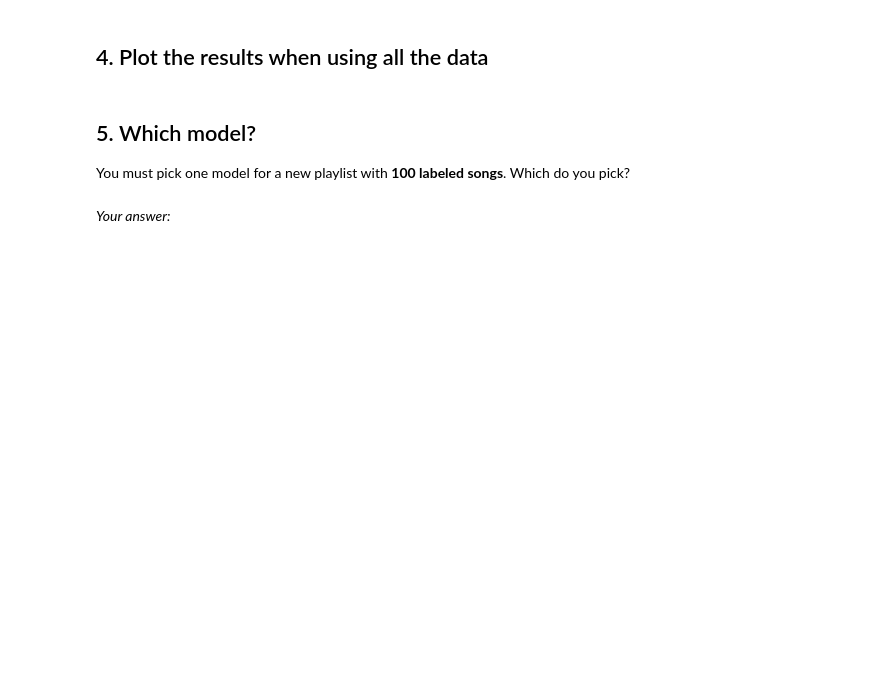
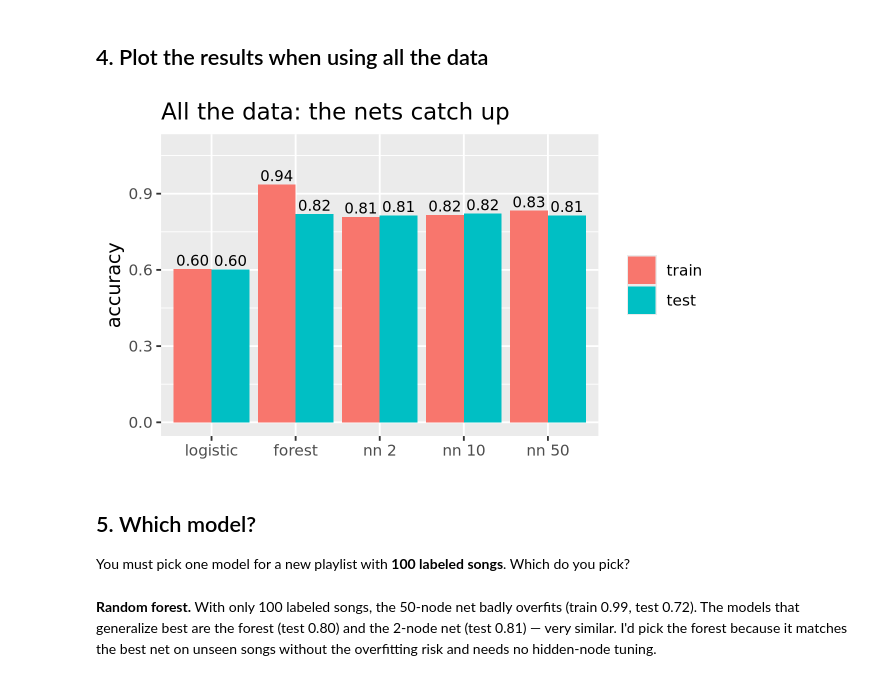
Before and after one commit to eegoettsch/codespace_9.30_512, a Jupyter notebook: exercises/16-nn-exercise.ipynb, the cells around one changed output. Cells and saved outputs as stored; diff of their text form; code cells hidden in the pictures; blank space fills up the shorter version.

```diff
--- a/exercises/16-nn-exercise.ipynb
+++ b/exercises/16-nn-exercise.ipynb
@@ -108,3 +150,7 @@ Pick a visualization for the output and make the chart below. Write the code by
 ## 3. More data
 
 Run `compare_models()` again, with all of `train` (about 5,500 songs).
+# %%
+results_all = compare_models(train)
+
+results_all
@@ -116,10 +169,24 @@ Run `compare_models()` again, with all of `train` (about 5,500 songs).
 # %% [markdown]
 ## 4. Plot the results when using all the data
 # %%
-# Chart code goes here
+results_all |>
+    mutate(model = factor(model, levels = c('logistic', 'forest', 'nn 2', 'nn 10', 'nn 50'))) |>
+    pivot_longer(c(train_accuracy, test_accuracy),
+                 names_to = 'data', values_to = 'accuracy') |>
+    mutate(data = factor(data, levels = c('train_accuracy', 'test_accuracy'),
+                         labels = c('train', 'test'))) |>
+    ggplot(aes(x = model, y = accuracy, fill = data)) +
+    geom_col(position = 'dodge') +
+    geom_text(aes(label = sprintf('%.2f', accuracy)),
+              position = position_dodge(width = 0.9), vjust = -0.3, size = 3) +
+    coord_cartesian(ylim = c(0, 1.08)) +
+    labs(x = NULL, y = 'accuracy', fill = NULL,
+         title = 'All the data: the nets catch up')
+# %% [output]
+[figure, added]
 # %% [markdown]
 ## 5. Which model?
 
 You must pick one model for a new playlist with **100 labeled songs**. Which do you pick?
 # %% [markdown]
-*Your answer:*
+**Random forest.** With only 100 labeled songs, the 50-node net badly overfits (train 0.99, test 0.72). The models that generalize best are the forest (test 0.80) and the 2-node net (test 0.81) — very similar. I'd pick the forest because it matches the best net on unseen songs without the overfitting risk and needs no hidden-node tuning.
```
Also changed, not shown: parts of 5 cells of this notebook, 1 other file.
